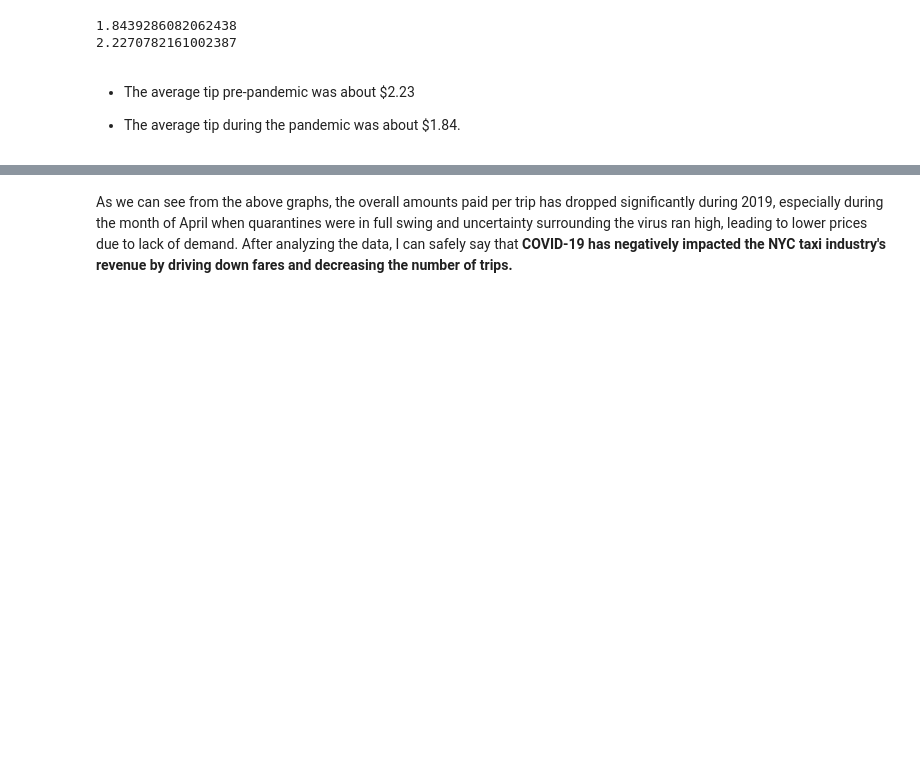
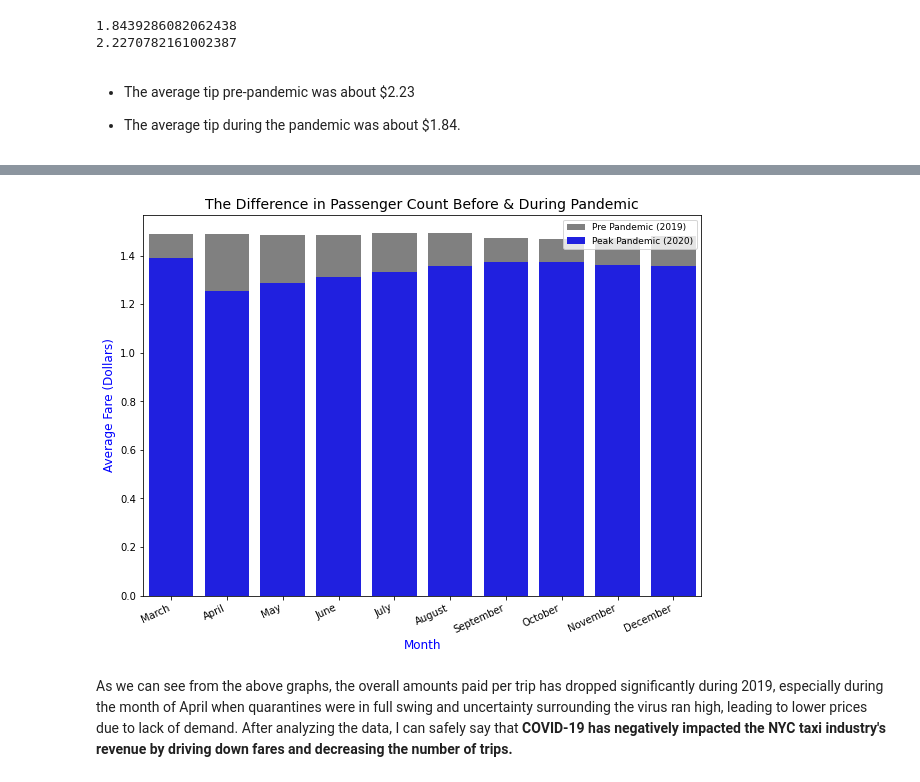
Before and after one commit to samtuleen/nyc-taxis-vs-covid, a Jupyter notebook: notebook1.ipynb, the cells around one changed output, grey strips where cells are left out. Drawn from its saved outputs; the diff is of its cells as text; code cells hidden in the pictures; blank space fills up the shorter version.

```diff
--- a/notebook1.ipynb
+++ b/notebook1.ipynb
@@ -213,0 +210,15 @@ print(tips19)
+# %%
+passengers_19 = taxi_2019[['passenger_count', 'month', 'year']]
+passengers_19 = pd.DataFrame(passengers_19)
+passengers_20 = taxi_2020[['passenger_count', 'month', 'year']]
+passengers_20 = pd.DataFrame(passengers_20)
+# %%
+passengers_19 = passengers_19.drop(passengers_19[(passengers_19['month'] == 'January') |
+                                                 (passengers_19['month'] == 'February')].index)
+passengers_20 = passengers_20.drop(passengers_20[(passengers_20['month'] == 'January') |
+                                                 (passengers_20['month'] == 'February')].index)
+# %%
+avg_pass_19 = passengers_19.groupby('month')['passenger_count'].mean()
+avg_pass_19 = pd.DataFrame(avg_pass_19)
+avg_pass_19.reset_index(inplace=True)
+avg_pass_19.head(10)
@@ -213,0 +237,5 @@ print(tips19)
+# %%
+avg_pass_20 = passengers_20.groupby('month')['passenger_count'].mean()
+avg_pass_20 = pd.DataFrame(avg_pass_20)
+avg_pass_20.reset_index(inplace=True)
+avg_pass_20.head(10)
@@ -214,3 +254,19 @@ print(tips19)
+# %%
+plt.figure(figsize=(10,7))
+sns.barplot(x=avg_pass_19['month'], y=avg_pass_19['passenger_count'],
+            color='grey', label='Pre Pandemic (2019)',
+           order = ["March", "April", "May", "June", "July", "August", "September", "October", "November", "December"])
+sns.barplot(x=avg_pass_20['month'], y=avg_pass_20['passenger_count'],
+            color='blue', label='Peak Pandemic (2020)',
+           order = ["March", "April", "May", "June", "July", "August", "September", "October", "November", "December"])
+
+plt.xlabel('Month', fontsize=12, color='blue')
+plt.title("The Difference in Passenger Count Before & During Pandemic", fontsize=14)
+plt.ylabel('Average Fare (Dollars)', fontsize=12, color='blue')
+plt.xticks(rotation=25, horizontalalignment='right', fontsize=10)
+plt.legend(fontsize=9);
+# %% [output]
+[figure, added]
 # %% [markdown]
 As we can see from the above graphs, the overall amounts paid per trip has dropped significantly during 2019, especially during the month of April when quarantines were in full swing and uncertainty surrounding the virus ran high, leading to lower prices due to lack of demand. After analyzing the data, I can safely say that **COVID-19 has negatively impacted the NYC taxi industry's revenue by driving down fares and decreasing the number of trips.**
 # %% [markdown]
```
Also changed, not shown: parts of 7 cells of this notebook.
